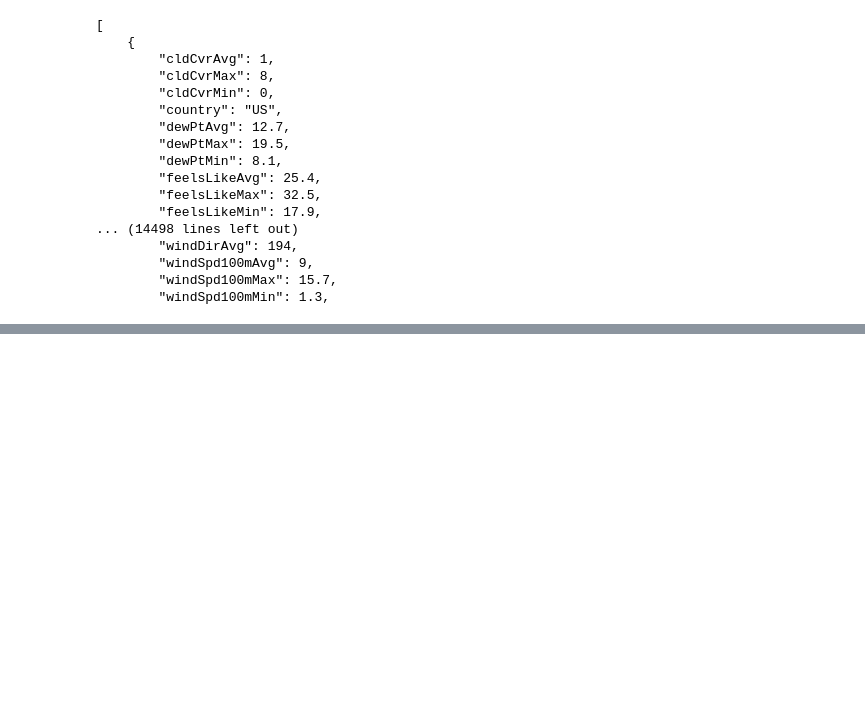
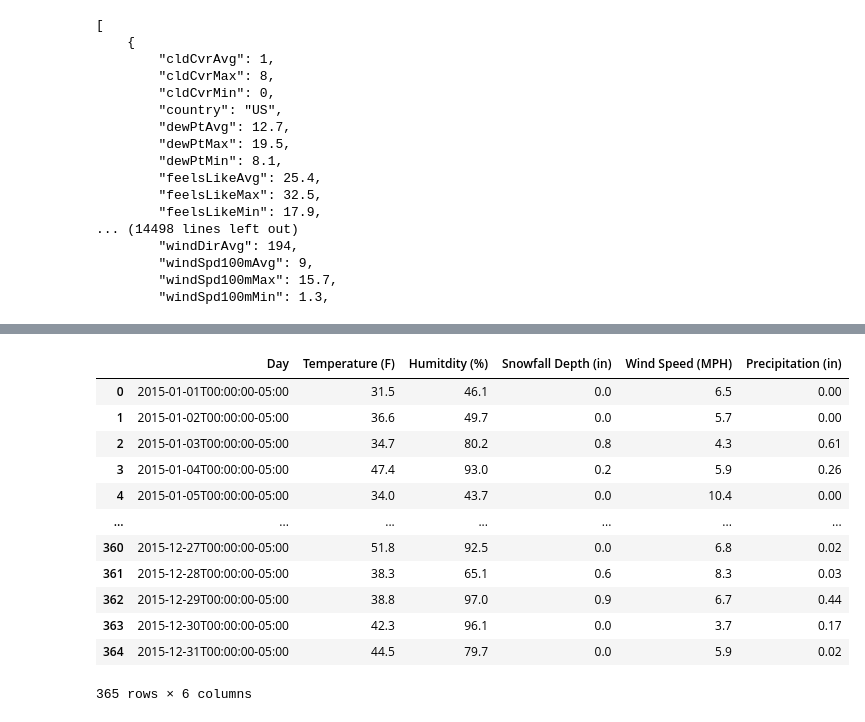
Before and after one commit to Ntorres95/Rideshares_vs_Weather, a Jupyter notebook: Weather.ipynb, the cells around one changed output, grey strips where cells are left out. Drawn from its saved outputs; the diff is of its cells as text; code cells hidden in the pictures; blank space fills up the shorter version.

```diff
--- a/Weather.ipynb
+++ b/Weather.ipynb
@@ -44,0 +99,17 @@ weather_df.to_csv('weather_data.csv')
+# %%
+weather_df = weather_df[["Day", "Temperature (F)", "Humitdity (%)", "Snowfall Depth (in)", "Wind Speed (MPH)", "Precipitation (in)"]]
+weather_df
+# %% [output]
+|  | Day | Temperature (F) | Humitdity (%) | Snowfall Depth (in) | Wind Speed (MPH) | Precipitation (in) |
+| 0 | 2015-01-01T00:00:00-05:00 | 31.5 | 46.1 | 0.0 | 6.5 | 0.00 |
+| 1 | 2015-01-02T00:00:00-05:00 | 36.6 | 49.7 | 0.0 | 5.7 | 0.00 |
+| 2 | 2015-01-03T00:00:00-05:00 | 34.7 | 80.2 | 0.8 | 4.3 | 0.61 |
+| 3 | 2015-01-04T00:00:00-05:00 | 47.4 | 93.0 | 0.2 | 5.9 | 0.26 |
+| 4 | 2015-01-05T00:00:00-05:00 | 34.0 | 43.7 | 0.0 | 10.4 | 0.00 |
+| ... | ... | ... | ... | ... | ... | ... |
+| 360 | 2015-12-27T00:00:00-05:00 | 51.8 | 92.5 | 0.0 | 6.8 | 0.02 |
+| 361 | 2015-12-28T00:00:00-05:00 | 38.3 | 65.1 | 0.6 | 8.3 | 0.03 |
+| 362 | 2015-12-29T00:00:00-05:00 | 38.8 | 97.0 | 0.9 | 6.7 | 0.44 |
+| 363 | 2015-12-30T00:00:00-05:00 | 42.3 | 96.1 | 0.0 | 3.7 | 0.17 |
+| 364 | 2015-12-31T00:00:00-05:00 | 44.5 | 79.7 | 0.0 | 5.9 | 0.02 |
+365 rows × 6 columns
```
Also changed, not shown: parts of 9 cells of this notebook, 1 other file.
